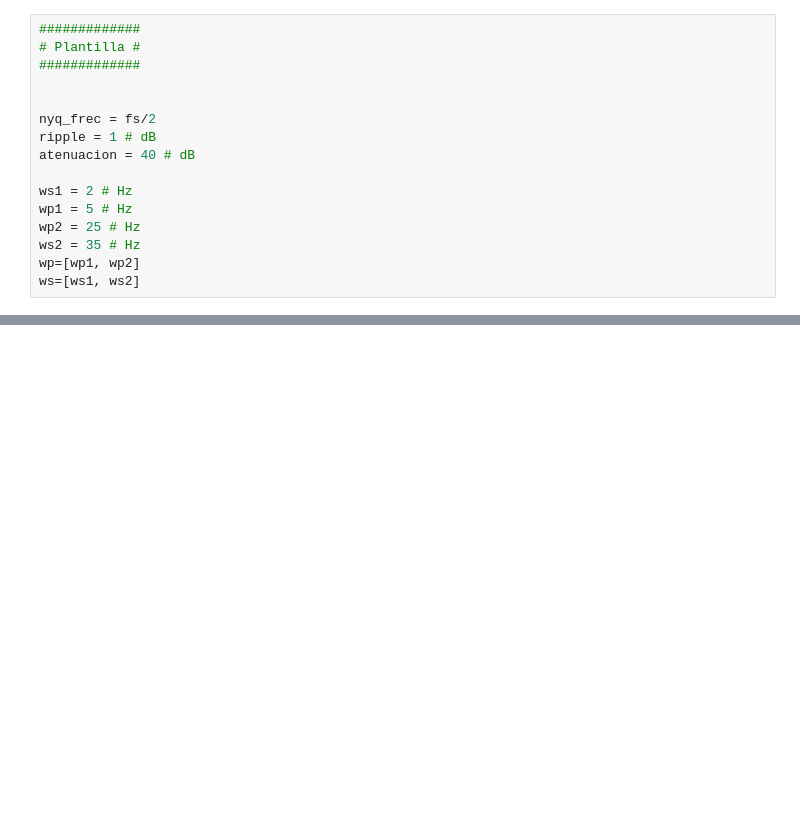
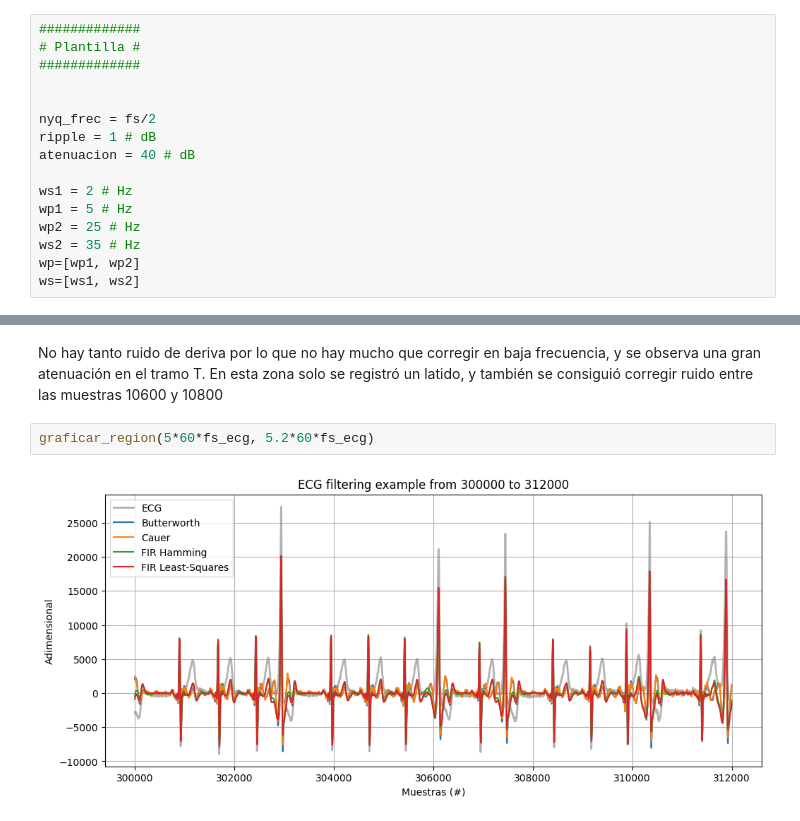
Before and after one commit to tomasrey25-glitch/APS_Rey_Tomas, a Jupyter notebook: TS7/TS7.ipynb, the cells around one changed output, grey strips where cells are left out. Saved outputs shown, nothing was run; the diff lists cells and outputs as text; blank space fills up the shorter version.

```diff
--- a/TS7/TS7.ipynb
+++ b/TS7/TS7.ipynb
@@ -423,0 +515,6 @@ ecg_filtrado_FIR(ecg_one, dic_filtradas, dic_taps)
+# %% [markdown]
+No hay tanto ruido de deriva por lo que no hay mucho que corregir en baja frecuencia, y se observa una gran atenuación en el tramo T. En esta zona solo se registró un latido, y también se consiguió corregir ruido entre las muestras 10600 y 10800
+# %%
+graficar_region(5*60*fs_ecg, 5.2*60*fs_ecg)
+# %% [output]
+[figure, added]
```
Also changed, not shown: parts of 36 cells of this notebook.
